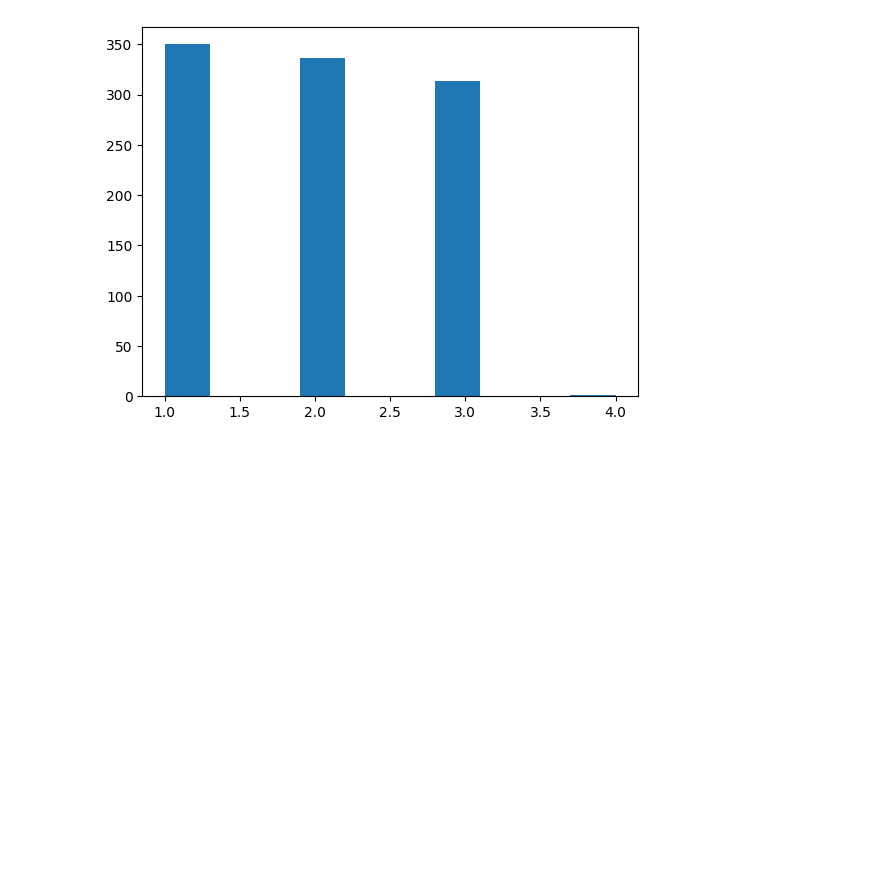
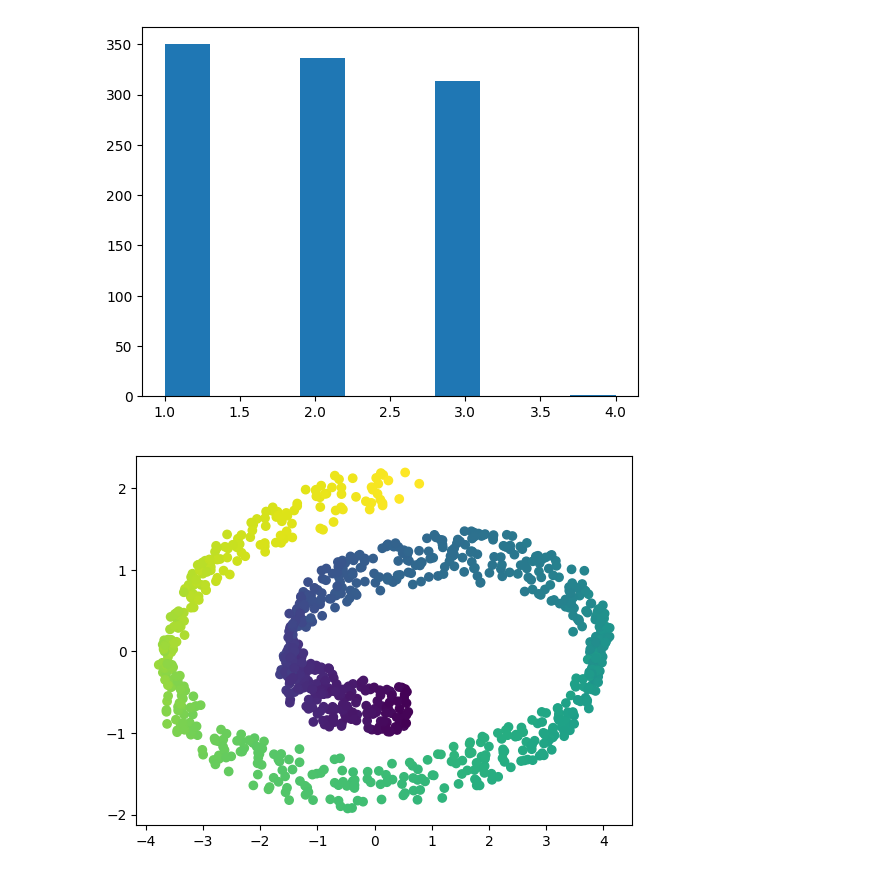
Before and after one commit to Zane-dev16/Dimensionality-Reduction-Notebooks, a Jupyter notebook: notebooks/swiss_roll.ipynb, the cells around one changed output. Drawn from its saved outputs; the diff is of its cells as text; code cells hidden in the pictures; blank space fills up the shorter version.

Commit message:
Plot LDA reduced data

```diff
--- a/notebooks/swiss_roll.ipynb
+++ b/notebooks/swiss_roll.ipynb
@@ -117,3 +117,8 @@ from sklearn.discriminant_analysis import LinearDiscriminantAnalysis
 lda = LinearDiscriminantAnalysis(n_components=2)
 
 X_reduced_lda = lda.fit_transform(X_swiss, binned_labels)
+# %%
+plt.scatter(X_reduced_lda[:, 0], X_reduced_lda[:, 1], c=t)
+plt.show()
+# %% [output]
+[figure, added]
```
